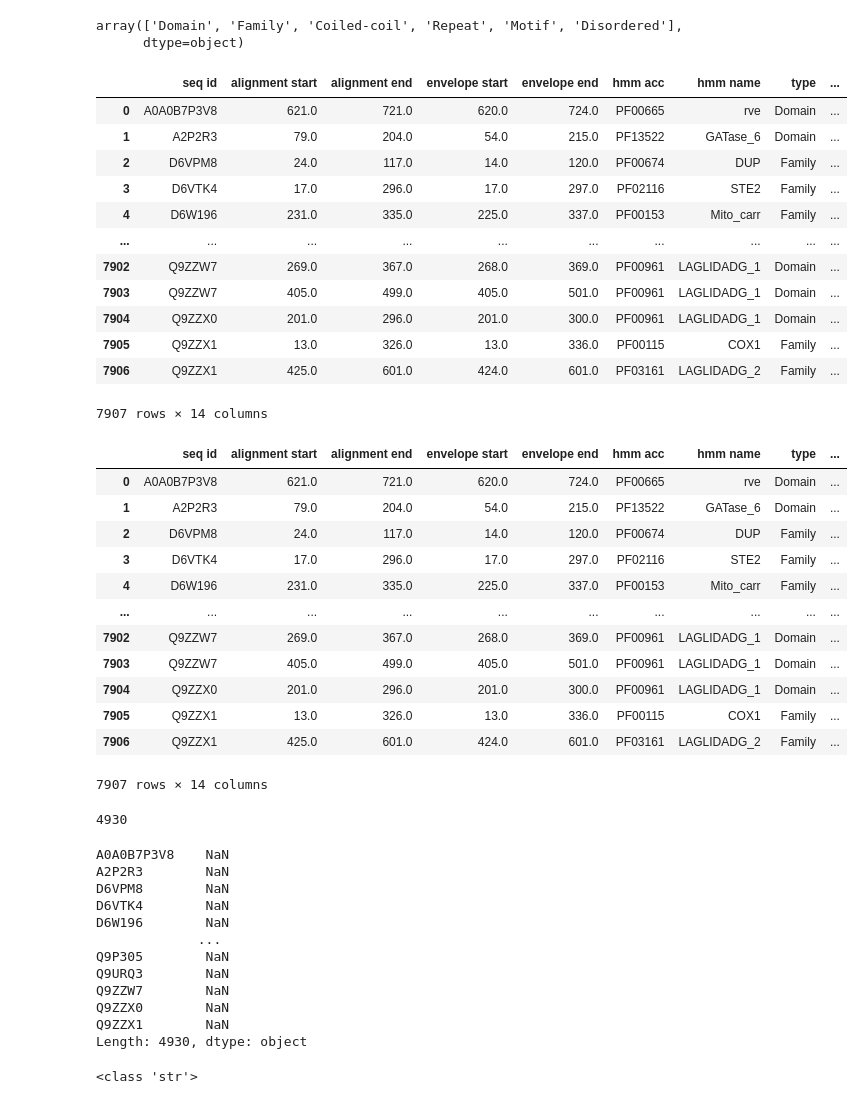
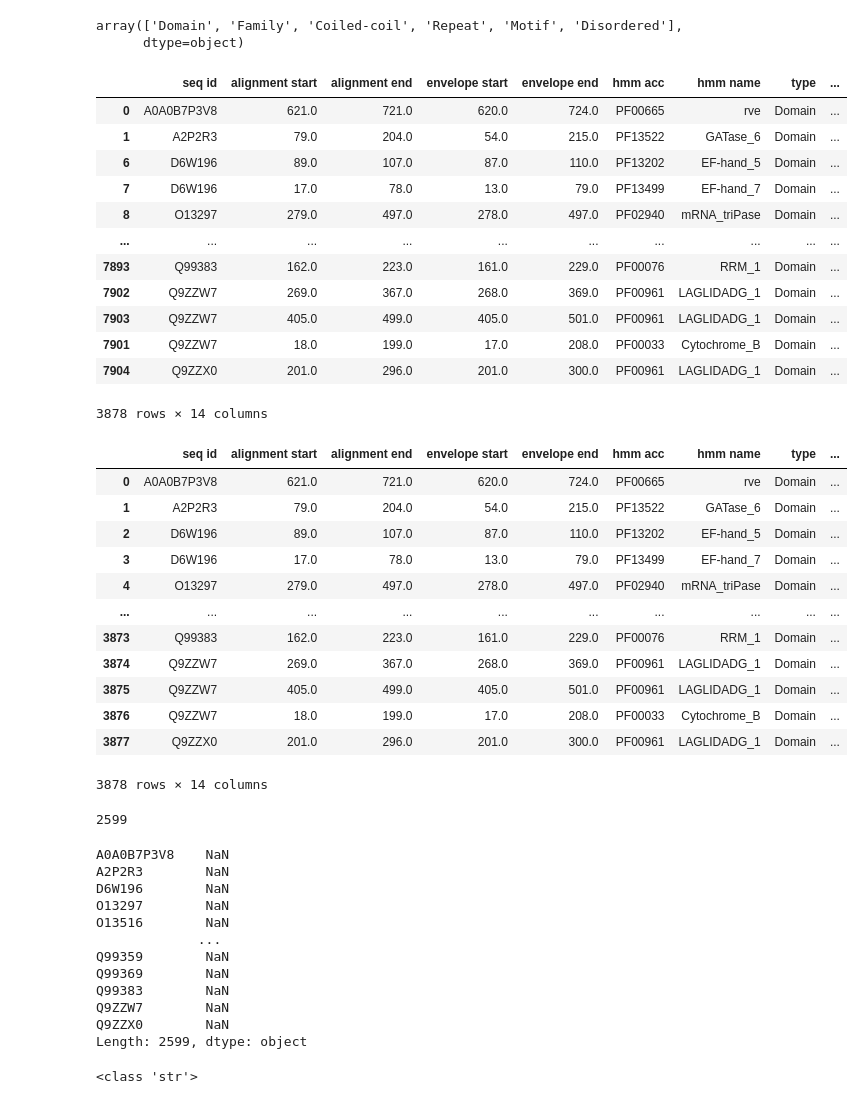
Before and after one commit to jrgreen7/PIPE, a Jupyter notebook: Deep-PIPE-Sites/eda_william.ipynb, the cells around one changed output. Cells and saved outputs as stored; diff of their text form; code cells hidden in the pictures.

```diff
--- a/Deep-PIPE-Sites/eda_william.ipynb
+++ b/Deep-PIPE-Sites/eda_william.ipynb
@@ -93,23 +93,23 @@ yeast_pfam['type'].unique()
 array(['Domain', 'Family', 'Coiled-coil', 'Repeat', 'Motif', 'Disordered'],
       dtype=object)
 # %%
-# yeast_pfam_domains = yeast_pfam[yeast_pfam['type'] == 'Domain'].sort_values('seq id')
-yeast_pfam_domains = yeast_pfam
+yeast_pfam_domains = yeast_pfam[yeast_pfam['type'] == 'Domain'].sort_values('seq id')
+# yeast_pfam_domains = yeast_pfam
 yeast_pfam_domains
 # %% [output]
 |  | seq id | alignment start | alignment end | envelope start | envelope end | hmm acc | hmm name | type | ... |
 | 0 | A0A0B7P3V8 | 621.0 | 721.0 | 620.0 | 724.0 | PF00665 | rve | Domain | ... |
 | 1 | A2P2R3 | 79.0 | 204.0 | 54.0 | 215.0 | PF13522 | GATase_6 | Domain | ... |
-| 2 | D6VPM8 | 24.0 | 117.0 | 14.0 | 120.0 | PF00674 | DUP | Family | ... |
-| 3 | D6VTK4 | 17.0 | 296.0 | 17.0 | 297.0 | PF02116 | STE2 | Family | ... |
-| 4 | D6W196 | 231.0 | 335.0 | 225.0 | 337.0 | PF00153 | Mito_carr | Family | ... |
+| 6 | D6W196 | 89.0 | 107.0 | 87.0 | 110.0 | PF13202 | EF-hand_5 | Domain | ... |
+| 7 | D6W196 | 17.0 | 78.0 | 13.0 | 79.0 | PF13499 | EF-hand_7 | Domain | ... |
+| 8 | O13297 | 279.0 | 497.0 | 278.0 | 497.0 | PF02940 | mRNA_triPase | Domain | ... |
 | ... | ... | ... | ... | ... | ... | ... | ... | ... | ... |
+| 7893 | Q99383 | 162.0 | 223.0 | 161.0 | 229.0 | PF00076 | RRM_1 | Domain | ... |
 | 7902 | Q9ZZW7 | 269.0 | 367.0 | 268.0 | 369.0 | PF00961 | LAGLIDADG_1 | Domain | ... |
 | 7903 | Q9ZZW7 | 405.0 | 499.0 | 405.0 | 501.0 | PF00961 | LAGLIDADG_1 | Domain | ... |
+| 7901 | Q9ZZW7 | 18.0 | 199.0 | 17.0 | 208.0 | PF00033 | Cytochrome_B | Domain | ... |
 | 7904 | Q9ZZX0 | 201.0 | 296.0 | 201.0 | 300.0 | PF00961 | LAGLIDADG_1 | Domain | ... |
-| 7905 | Q9ZZX1 | 13.0 | 326.0 | 13.0 | 336.0 | PF00115 | COX1 | Family | ... |
-| 7906 | Q9ZZX1 | 425.0 | 601.0 | 424.0 | 601.0 | PF03161 | LAGLIDADG_2 | Family | ... |
-7907 rows × 14 columns
+3878 rows × 14 columns
 # %%
 yeast_pfam_domains.reset_index(drop=True, inplace=True)
 yeast_pfam_domains
@@ -117,20 +117,20 @@ yeast_pfam_domains
 |  | seq id | alignment start | alignment end | envelope start | envelope end | hmm acc | hmm name | type | ... |
 | 0 | A0A0B7P3V8 | 621.0 | 721.0 | 620.0 | 724.0 | PF00665 | rve | Domain | ... |
 | 1 | A2P2R3 | 79.0 | 204.0 | 54.0 | 215.0 | PF13522 | GATase_6 | Domain | ... |
-| 2 | D6VPM8 | 24.0 | 117.0 | 14.0 | 120.0 | PF00674 | DUP | Family | ... |
-| 3 | D6VTK4 | 17.0 | 296.0 | 17.0 | 297.0 | PF02116 | STE2 | Family | ... |
-| 4 | D6W196 | 231.0 | 335.0 | 225.0 | 337.0 | PF00153 | Mito_carr | Family | ... |
+| 2 | D6W196 | 89.0 | 107.0 | 87.0 | 110.0 | PF13202 | EF-hand_5 | Domain | ... |
+| 3 | D6W196 | 17.0 | 78.0 | 13.0 | 79.0 | PF13499 | EF-hand_7 | Domain | ... |
+| 4 | O13297 | 279.0 | 497.0 | 278.0 | 497.0 | PF02940 | mRNA_triPase | Domain | ... |
 | ... | ... | ... | ... | ... | ... | ... | ... | ... | ... |
-| 7902 | Q9ZZW7 | 269.0 | 367.0 | 268.0 | 369.0 | PF00961 | LAGLIDADG_1 | Domain | ... |
-| 7903 | Q9ZZW7 | 405.0 | 499.0 | 405.0 | 501.0 | PF00961 | LAGLIDADG_1 | Domain | ... |
-| 7904 | Q9ZZX0 | 201.0 | 296.0 | 201.0 | 300.0 | PF00961 | LAGLIDADG_1 | Domain | ... |
-| 7905 | Q9ZZX1 | 13.0 | 326.0 | 13.0 | 336.0 | PF00115 | COX1 | Family | ... |
-| 7906 | Q9ZZX1 | 425.0 | 601.0 | 424.0 | 601.0 | PF03161 | LAGLIDADG_2 | Family | ... |
+| 3873 | Q99383 | 162.0 | 223.0 | 161.0 | 229.0 | PF00076 | RRM_1 | Domain | ... |
+| 3874 | Q9ZZW7 | 269.0 | 367.0 | 268.0 | 369.0 | PF00961 | LAGLIDADG_1 | Domain | ... |
+| 3875 | Q9ZZW7 | 405.0 | 499.0 | 405.0 | 501.0 | PF00961 | LAGLIDADG_1 | Domain | ... |
+| 3876 | Q9ZZW7 | 18.0 | 199.0 | 17.0 | 208.0 | PF00033 | Cytochrome_B | Domain | ... |
+| 3877 | Q9ZZX0 | 201.0 | 296.0 | 201.0 | 300.0 | PF00961 | LAGLIDADG_1 | Domain | ... |
-7907 rows × 14 columns
+3878 rows × 14 columns
 # %%
 yeast_pfam_domains['seq id'].unique().size
 # %% [output]
-4930
+2599
 # %%
 yeast_pfam_indices = pd.Series(index=yeast_pfam_domains['seq id'].unique(), dtype=object)
 # yeast_pfam_indices = pd.DataFrame(index=yeast_pfam_domains['seq id'].unique(), columns=['indices'])
@@ -139,16 +139,16 @@ yeast_pfam_indices
 # %% [output]
 A0A0B7P3V8    NaN
 A2P2R3        NaN
-D6VPM8        NaN
-D6VTK4        NaN
 D6W196        NaN
+O13297        NaN
+O13516        NaN
              ...
-Q9P305        NaN
-Q9URQ3        NaN
+Q99359        NaN
+Q99369        NaN
+Q99383        NaN
 Q9ZZW7        NaN
 Q9ZZX0        NaN
-Q9ZZX1        NaN
-Length: 4930, dtype: object
+Length: 2599, dtype: object
 # %%
 print(type(yeast_pfam_indices.index[0]))
 for idx in yeast_pfam_indices.index:
```
Also changed, not shown: parts of 51 cells of this notebook.
